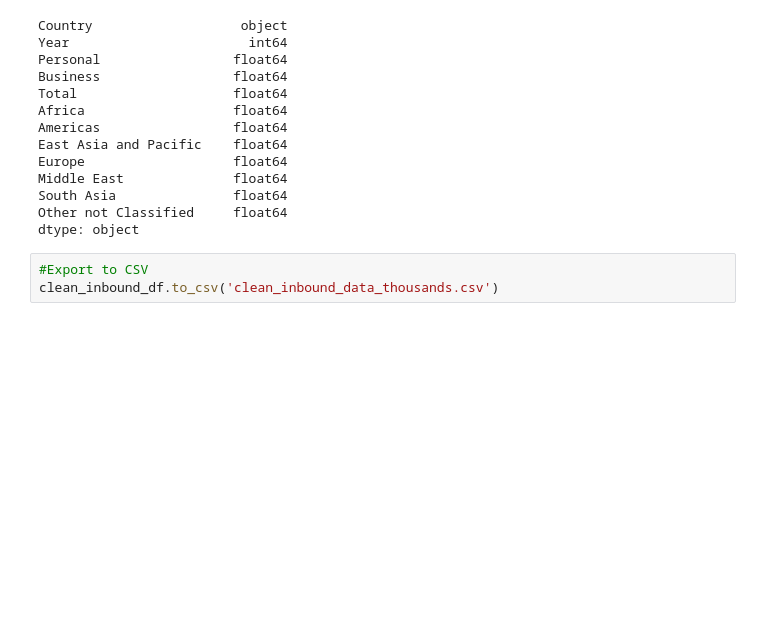
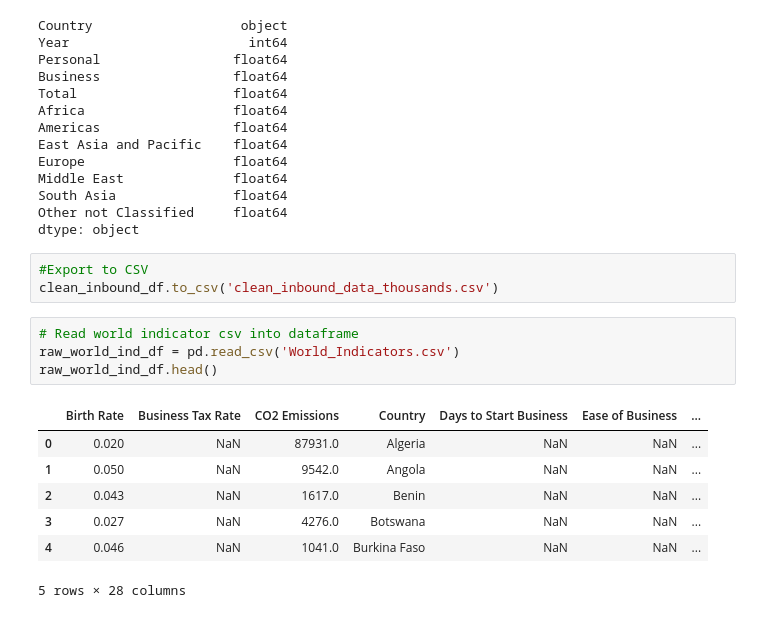
Before and after one commit to chinzjay/Final_Project, a Jupyter notebook: Data_cleaning.ipynb, the cells around one changed output. Drawn from its saved outputs; the diff is of its cells as text; blank space fills up the shorter version.

Commit message:
Updated cleaning script and clean_world_ind csv

```diff
--- a/Data_cleaning.ipynb
+++ b/Data_cleaning.ipynb
@@ -47,3 +47,15 @@ dtype: object
 # %%
 #Export to CSV
 clean_inbound_df.to_csv('clean_inbound_data_thousands.csv')
+# %%
+# Read world indicator csv into dataframe
+raw_world_ind_df = pd.read_csv('World_Indicators.csv')
+raw_world_ind_df.head()
+# %% [output]
+|  | Birth Rate | Business Tax Rate | CO2 Emissions | Country | Days to Start Business | Ease of Business | ... |
+| 0 | 0.020 | NaN | 87931.0 | Algeria | NaN | NaN | ... |
+| 1 | 0.050 | NaN | 9542.0 | Angola | NaN | NaN | ... |
+| 2 | 0.043 | NaN | 1617.0 | Benin | NaN | NaN | ... |
+| 3 | 0.027 | NaN | 4276.0 | Botswana | NaN | NaN | ... |
+| 4 | 0.046 | NaN | 1041.0 | Burkina Faso | NaN | NaN | ... |
+5 rows × 28 columns
```
Also changed, not shown: parts of 5 cells of this notebook.
